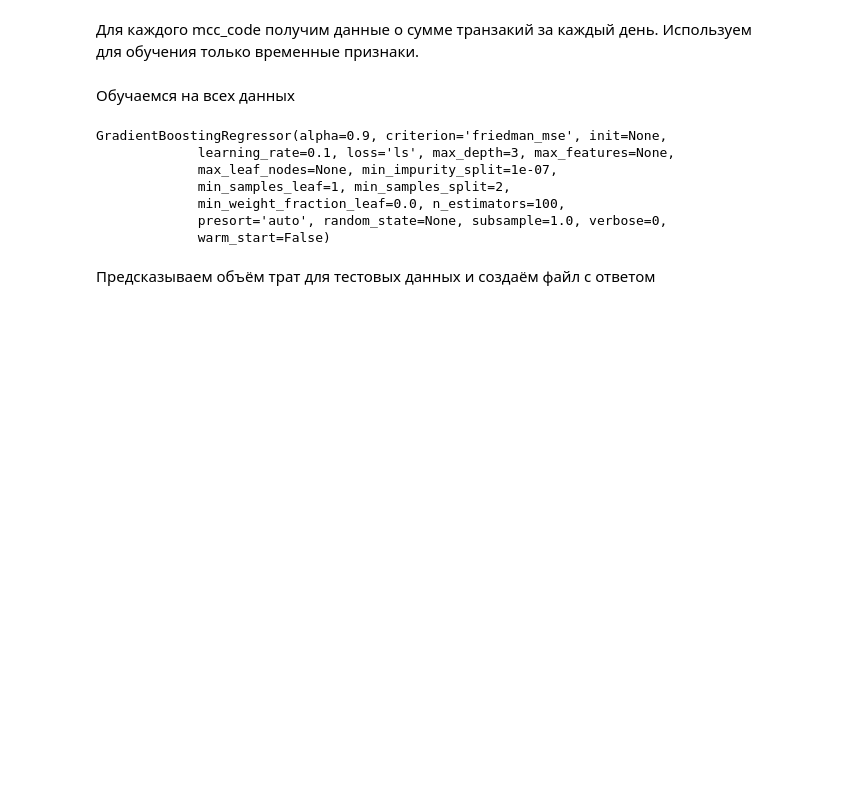
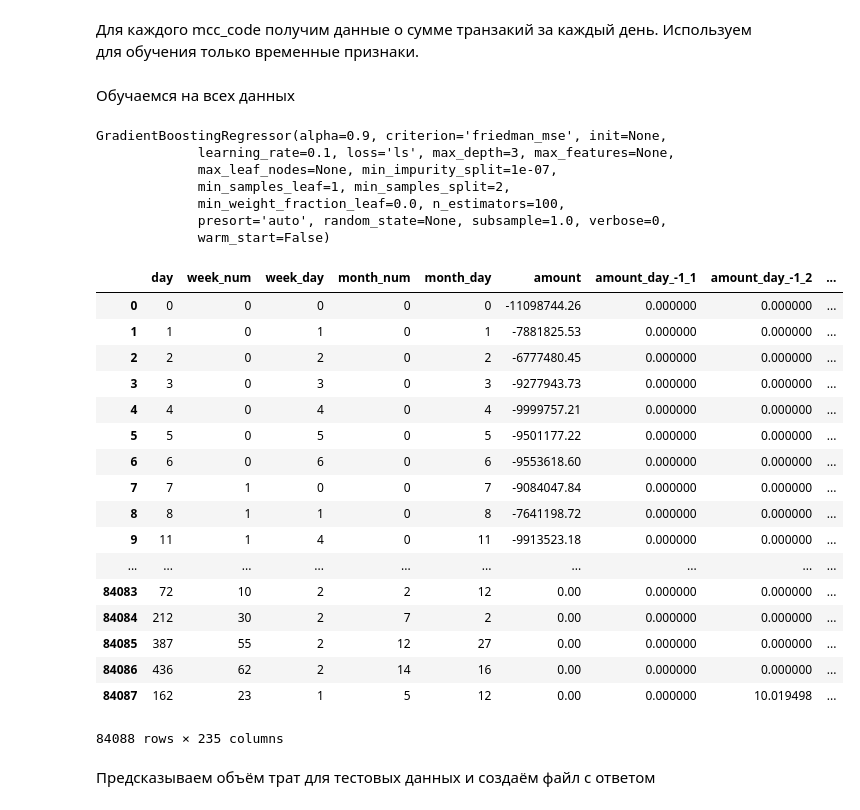
Before and after one commit to laol777/dodo, a Jupyter notebook: baseline_b.ipynb, the cells around one changed output. Drawn from its saved outputs; the diff is of its cells as text; code cells hidden in the pictures; blank space fills up the shorter version.

```diff
--- a/baseline_b.ipynb
+++ b/baseline_b.ipynb
@@ -74,6 +74,27 @@ GradientBoostingRegressor(alpha=0.9, criterion='friedman_mse', init=None,
              warm_start=False)
 # %%
 train.to_csv("tt.csv")
+# %%
+train
+# %% [output]
+|  | day | week_num | week_day | month_num | month_day | amount | amount_day_-1_1 | amount_day_-1_2 | ... |
+| 0 | 0 | 0 | 0 | 0 | 0 | -11098744.26 | 0.000000 | 0.000000 | ... |
+| 1 | 1 | 0 | 1 | 0 | 1 | -7881825.53 | 0.000000 | 0.000000 | ... |
+| 2 | 2 | 0 | 2 | 0 | 2 | -6777480.45 | 0.000000 | 0.000000 | ... |
+| 3 | 3 | 0 | 3 | 0 | 3 | -9277943.73 | 0.000000 | 0.000000 | ... |
+| 4 | 4 | 0 | 4 | 0 | 4 | -9999757.21 | 0.000000 | 0.000000 | ... |
+| 5 | 5 | 0 | 5 | 0 | 5 | -9501177.22 | 0.000000 | 0.000000 | ... |
+| 6 | 6 | 0 | 6 | 0 | 6 | -9553618.60 | 0.000000 | 0.000000 | ... |
+| 7 | 7 | 1 | 0 | 0 | 7 | -9084047.84 | 0.000000 | 0.000000 | ... |
+| 8 | 8 | 1 | 1 | 0 | 8 | -7641198.72 | 0.000000 | 0.000000 | ... |
+| 9 | 11 | 1 | 4 | 0 | 11 | -9913523.18 | 0.000000 | 0.000000 | ... |
+| ... | ... | ... | ... | ... | ... | ... | ... | ... | ... |
+| 84083 | 72 | 10 | 2 | 2 | 12 | 0.00 | 0.000000 | 0.000000 | ... |
+| 84084 | 212 | 30 | 2 | 7 | 2 | 0.00 | 0.000000 | 0.000000 | ... |
+| 84085 | 387 | 55 | 2 | 12 | 27 | 0.00 | 0.000000 | 0.000000 | ... |
+| 84086 | 436 | 62 | 2 | 14 | 16 | 0.00 | 0.000000 | 0.000000 | ... |
+| 84087 | 162 | 23 | 1 | 5 | 12 | 0.00 | 0.000000 | 10.019498 | ... |
+84088 rows × 235 columns
 # %% [markdown]
 Предсказываем объём трат для тестовых данных и создаём файл с ответом
 # %%
```
Also changed, not shown: 3 other files.
